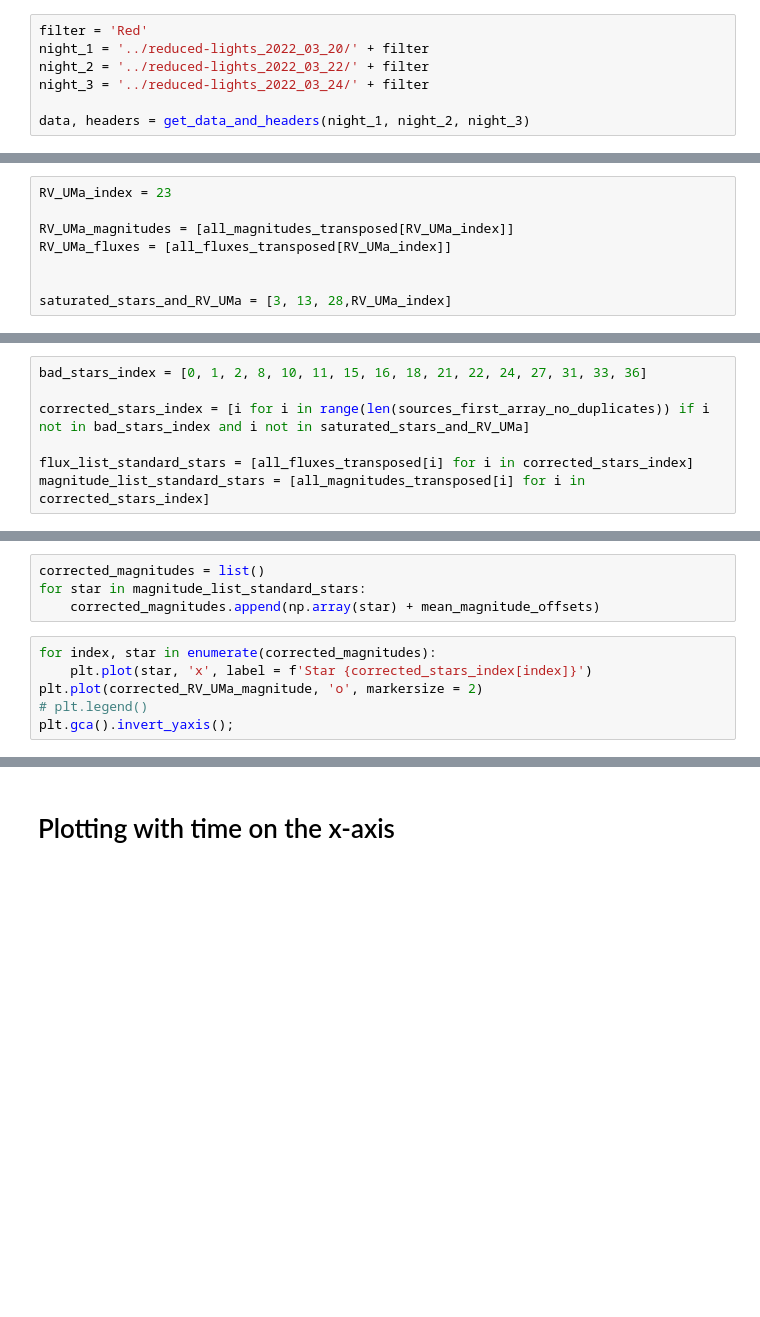
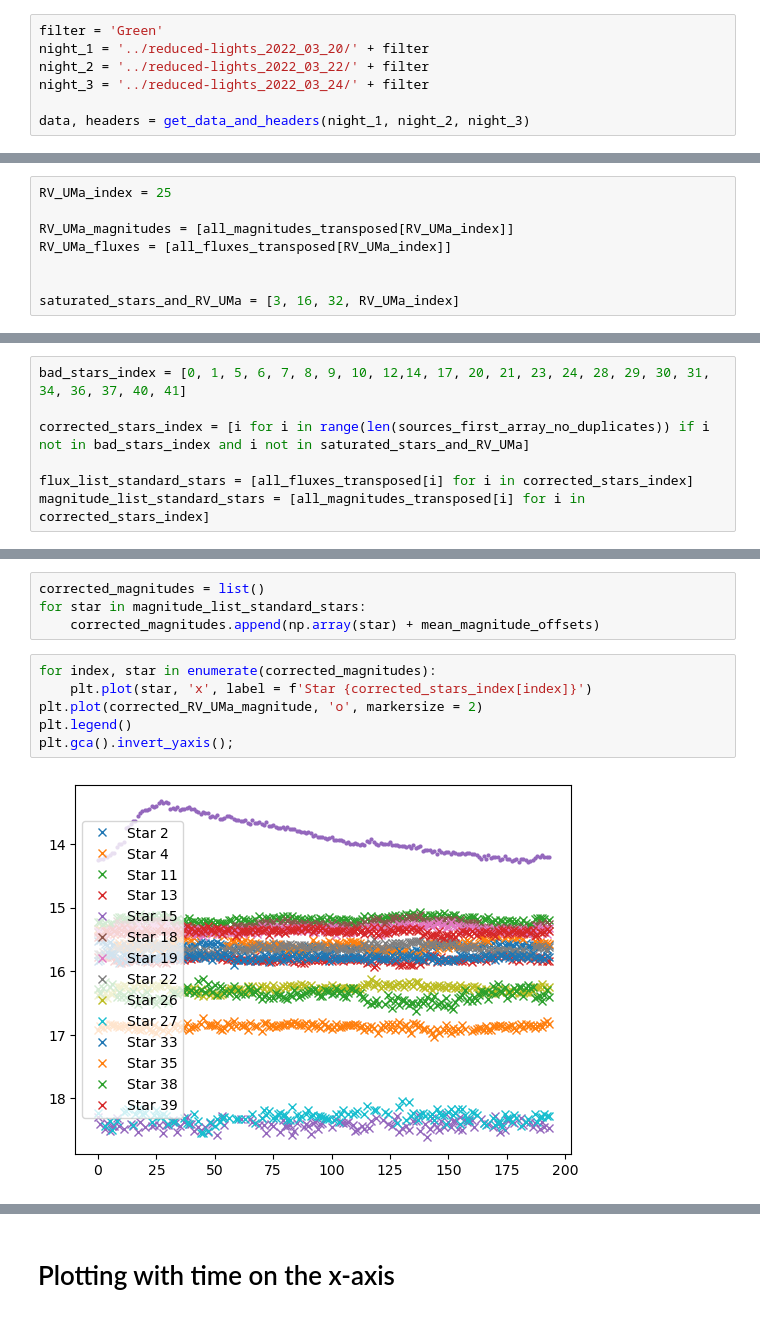
Before and after one commit to npi2015/Mphys-project, a Jupyter notebook: Notebooks/all_RV_UMa_nights_Green.ipynb, the cells around one changed output, grey strips where cells are left out. Cells and saved outputs as stored; diff of their text form; blank space fills up the shorter version.

```diff
--- a/Notebooks/all_RV_UMa_nights_Green.ipynb
+++ b/Notebooks/all_RV_UMa_nights_Green.ipynb
@@ -21,7 +21,7 @@ def get_data_and_headers(*args):
         all_headers.extend(night_headers)
     return all_data, all_headers
 # %%
-filter = 'Red'
+filter = 'Green'
 night_1 = '../reduced-lights_2022_03_20/' + filter
 night_2 = '../reduced-lights_2022_03_22/' + filter
 night_3 = '../reduced-lights_2022_03_24/' + filter
@@ -249,11 +286,11 @@ sources_first_array_no_duplicates
 # %%
-RV_UMa_index = 23
+RV_UMa_index = 25
 
 RV_UMa_magnitudes = [all_magnitudes_transposed[RV_UMa_index]]
 RV_UMa_fluxes = [all_fluxes_transposed[RV_UMa_index]]
 
 
-saturated_stars_and_RV_UMa = [3, 13, 28,RV_UMa_index]
+saturated_stars_and_RV_UMa = [3, 16, 32, RV_UMa_index]
 # %%
 stars_index =[i for i in range(len(sources_first_array_no_duplicates)) if i not in saturated_stars_and_RV_UMa]
 magnitude_list_standard_stars = [all_magnitudes_transposed[i] for i in stars_index]
@@ -270,5 +321,5 @@ for index, lst in enumerate(magnitude_list_standard_stars):
 # %%
-bad_stars_index = [0, 1, 2, 8, 10, 11, 15, 16, 18, 21, 22, 24, 27, 31, 33, 36]
+bad_stars_index = [0, 1, 5, 6, 7, 8, 9, 10, 12,14, 17, 20, 21, 23, 24, 28, 29, 30, 31, 34, 36, 37, 40, 41]
 
 corrected_stars_index = [i for i in range(len(sources_first_array_no_duplicates)) if i not in bad_stars_index and i not in saturated_stars_and_RV_UMa]
 
@@ -306,9 +357,11 @@ for star in magnitude_list_standard_stars:
 # %%
 for index, star in enumerate(corrected_magnitudes):
     plt.plot(star, 'x', label = f'Star {corrected_stars_index[index]}')
 plt.plot(corrected_RV_UMa_magnitude, 'o', markersize = 2)
-# plt.legend()
+plt.legend()
 plt.gca().invert_yaxis();
+# %% [output]
+[figure, added]
 # %%
 print('Corrected magnitudes')
 print(np.mean(np.nanstd(corrected_magnitudes, axis = 1)))
```
Also changed, not shown: parts of 10 cells of this notebook, 34 other files.
